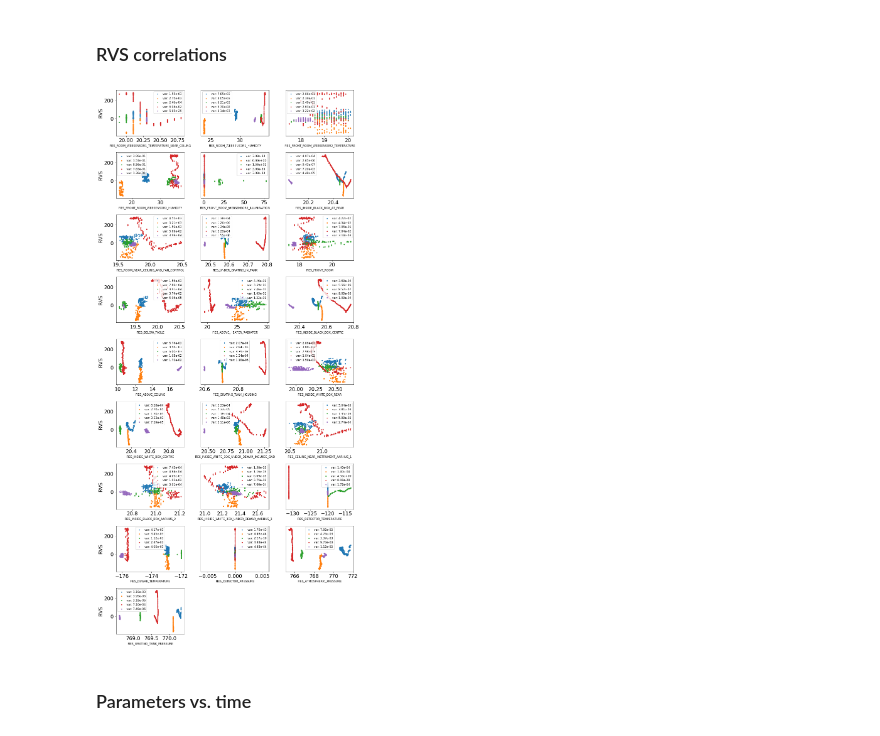
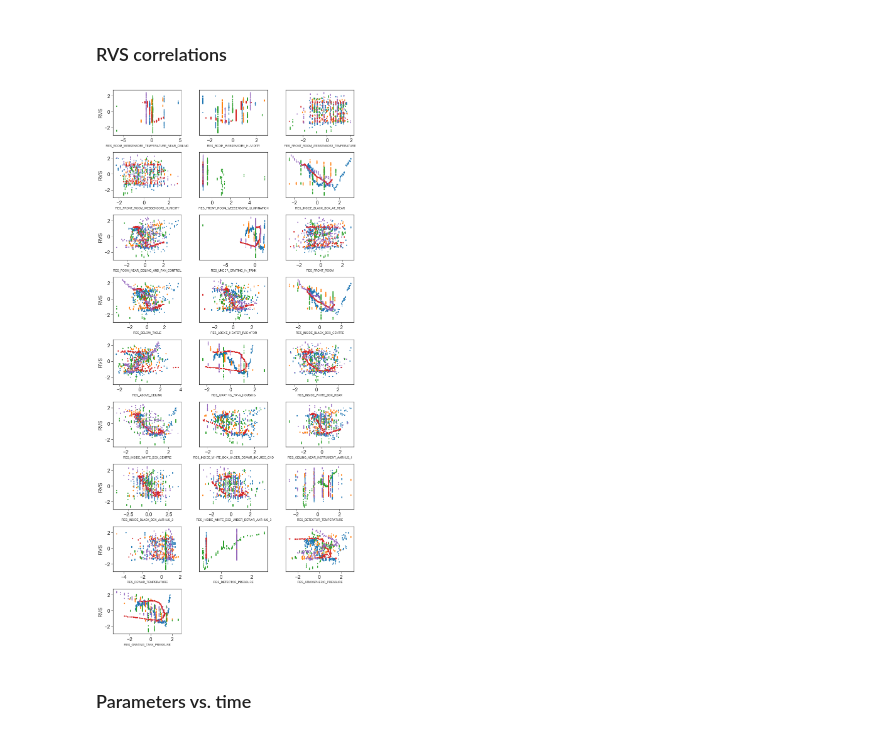
Before and after one commit to svejlgaard/finalproject, a Jupyter notebook: Visualization.ipynb, the cells around one changed output. Saved outputs shown, nothing was run; the diff lists cells and outputs as text; code cells hidden in the pictures.

Commit message:
updated to include scaled version

```diff
--- a/Visualization.ipynb
+++ b/Visualization.ipynb
@@ -17,15 +14,32 @@ features = data_dict[all_keys[1]]
+# %%
+all_keys = tuple(data_dict.keys())
+keys = [all_keys[i] for i in range(len(all_keys)) if i%2==0]
+features = data_dict[all_keys[1]]
+
+# Make data_sort containing all datasets either scaled or not
+data_sort = []
+for key in keys:
+    mask = [(data_dict[key][i,3:] != 0.).all() & (np.isnan(data_dict[key][i,3:])!=True).all() for i in range(len(data_dict[key]))]
+    if scale:
+        scaler = StandardScaler()
+        new_d = scaler.fit_transform(data_dict[key][mask,:])
+    else:
+        new_d = data_dict[key][mask, :]
+    data_sort.append(new_d)
 # %%
 fig = plt.figure(figsize=(13,8))
 for i in range(len(keys)):
-    mask= np.isnan(x[i])!=True
-    new_x = x[i][mask] - min(x[i][mask])
-    plt.plot(new_x, y[i][mask], label=keys[i])
+    new_x = data_sort[i][:,0]; new_y = data_sort[i][:,1]
+    new_x = new_x - min(new_x)
+    plt.plot(new_x, new_y, label=keys[i])
 plt.legend()
-plt.xlabel("Days since observation start")
-plt.ylabel("RVS")
+if scale:
+    plt.xlabel("Scaled time"); plt.ylabel("Scaled RVS")
+else:
+    plt.xlabel("Days since observation start"); plt.ylabel("RVS")
 plt.tight_layout()
 plt.show()
 
 if save:
-    fig.savefig("figs/RVS.pdf")
+    fig.savefig(f"figs/RVS_scaled_{str(scale)}.pdf")
 # %% [output]
@@ -58,26 +72,28 @@ if save:
 # %%
 fig = plt.figure(figsize=(12,25))
 for i in range(3,data_dict[keys[0]].shape[1]):
     plt.subplot(9,3,i-2)
-    for key in keys:
-        mask = (data_dict[key][:,i] != 0.) & (np.isnan(data_dict[key][:,i])!=True )
-        plt.scatter(data_dict[key][mask,i], data_dict[key][mask,1], s=5, label=f"var: {np.var(data_dict[key][mask,i]):.2e}")
+    for j in range(len(keys)):
+        if scale:
+            plt.scatter(data_sort[j][:,i], data_sort[j][:,1], s=5)
+        else:
+            plt.scatter(data_sort[j][:,i], data_sort[j][:,1], s=5, label=f"var: {np.var(data_sort[j][:,i]):.2e}")
         ax = plt.gca()
 
         if i%3!=0:
             ax.axes.get_yaxis().set_visible(False)
     if i%3==0:
         plt.ylabel("RVS")
     plt.xlabel(features[i], fontsize=9)
-
-    plt.legend(fontsize=9)
+    if not scale:
+        plt.legend(fontsize=9)
 plt.tight_layout()
 plt.show()
 
 if save:
-    fig.savefig("figs/correlations.pdf")
+    fig.savefig(f"figs/correlations_scaled_{str(scale)}.pdf")
 # %% [output]
-[figure, old version]
+[figure, new version]
 # %% [markdown]
 ### Parameters vs. time
 # %%
```
Also changed, not shown: parts of 9 cells of this notebook, 10 other files.
